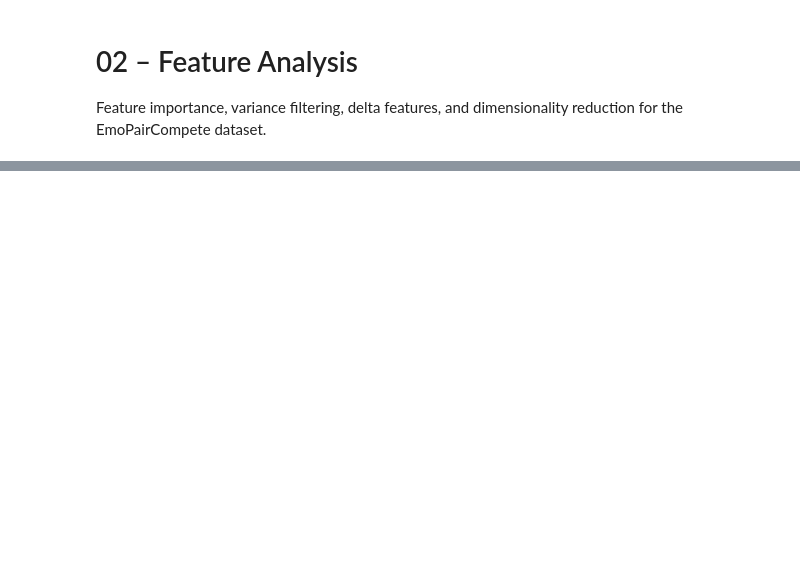
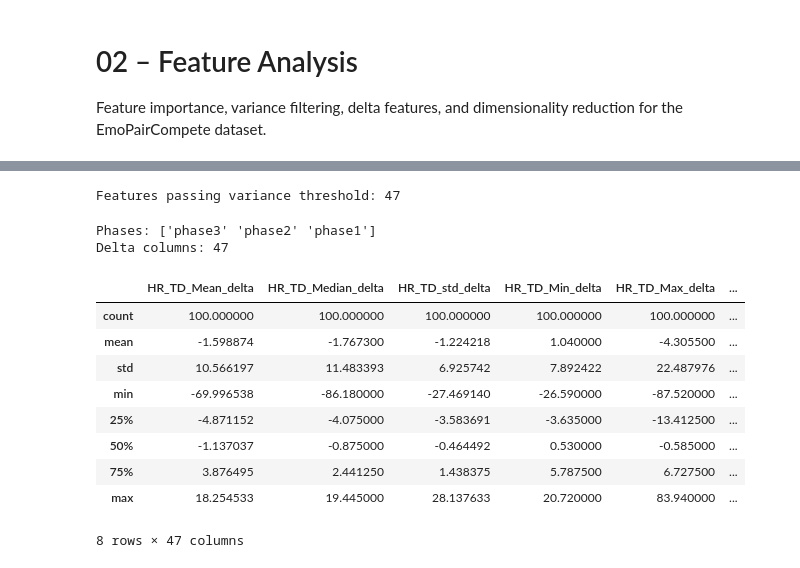
Before and after one commit to bodvarsdottirkristin/cda-case-2, a Jupyter notebook: notebooks/02_feature_analysis.ipynb, the cells around one changed output, grey strips where cells are left out. Saved outputs shown, nothing was run; the diff lists cells and outputs as text; code cells hidden in the pictures; blank space fills up the shorter version.

```diff
--- a/notebooks/02_feature_analysis.ipynb
+++ b/notebooks/02_feature_analysis.ipynb
@@ -41,2 +53,46 @@ delta_df[delta_cols].describe()
+# %%
+# Identify biosignal columns dynamically — numeric, excluding metadata
+meta_cols = ['Round', 'Phase', 'Individual', 'Puzzler', 'Cohort']
+numeric_cols = df.select_dtypes(include='number').columns.tolist()
+biosignal_cols = [c for c in numeric_cols if c not in meta_cols]
+
+# Variance-based feature selection
+variances = df[biosignal_cols].var()
+high_var_cols = variances[variances > 0.01].index.tolist()
+print(f'Features passing variance threshold: {len(high_var_cols)}')
+# %% [output]
+Features passing variance threshold: 47
+# %%
+# Delta features: difference between phase values per participant/round
+phases = df['Phase'].unique()
+print(f'Phases: {phases}')
+
+# Pivot to wide format and compute deltas between consecutive phases
+df_pivot = df.pivot_table(index=['Individual', 'Round'], columns='Phase', values=high_var_cols)
+df_pivot.columns = ['_'.join(str(c) for c in col) for col in df_pivot.columns]
+
+delta_cols = []
+if 'phase1' in phases and 'phase3' in phases:
+    for col in high_var_cols:
+        delta_name = f'{col}_delta'
+        if f'{col}_phase3' in df_pivot.columns and f'{col}_phase1' in df_pivot.columns:
+            df_pivot[delta_name] = df_pivot[f'{col}_phase3'] - df_pivot[f'{col}_phase1']
+            delta_cols.append(delta_name)
+
+print(f'Delta columns: {len(delta_cols)}')
+df_pivot[delta_cols].describe()
+# %% [output]
+Phases: ['phase3' 'phase2' 'phase1']
+Delta columns: 47
+|  | HR_TD_Mean_delta | HR_TD_Median_delta | HR_TD_std_delta | HR_TD_Min_delta | HR_TD_Max_delta | ... |
+| count | 100.000000 | 100.000000 | 100.000000 | 100.000000 | 100.000000 | ... |
+| mean | -1.598874 | -1.767300 | -1.224218 | 1.040000 | -4.305500 | ... |
+| std | 10.566197 | 11.483393 | 6.925742 | 7.892422 | 22.487976 | ... |
+| min | -69.996538 | -86.180000 | -27.469140 | -26.590000 | -87.520000 | ... |
+| 25% | -4.871152 | -4.075000 | -3.583691 | -3.635000 | -13.412500 | ... |
+| 50% | -1.137037 | -0.875000 | -0.464492 | 0.530000 | -0.585000 | ... |
+| 75% | 3.876495 | 2.441250 | 1.438375 | 5.787500 | 6.727500 | ... |
+| max | 18.254533 | 19.445000 | 28.137633 | 20.720000 | 83.940000 | ... |
+8 rows × 47 columns
 # %%
 # PCA on normalised biosignal features
```
Also changed, not shown: parts of 6 cells of this notebook, 7 other files.
